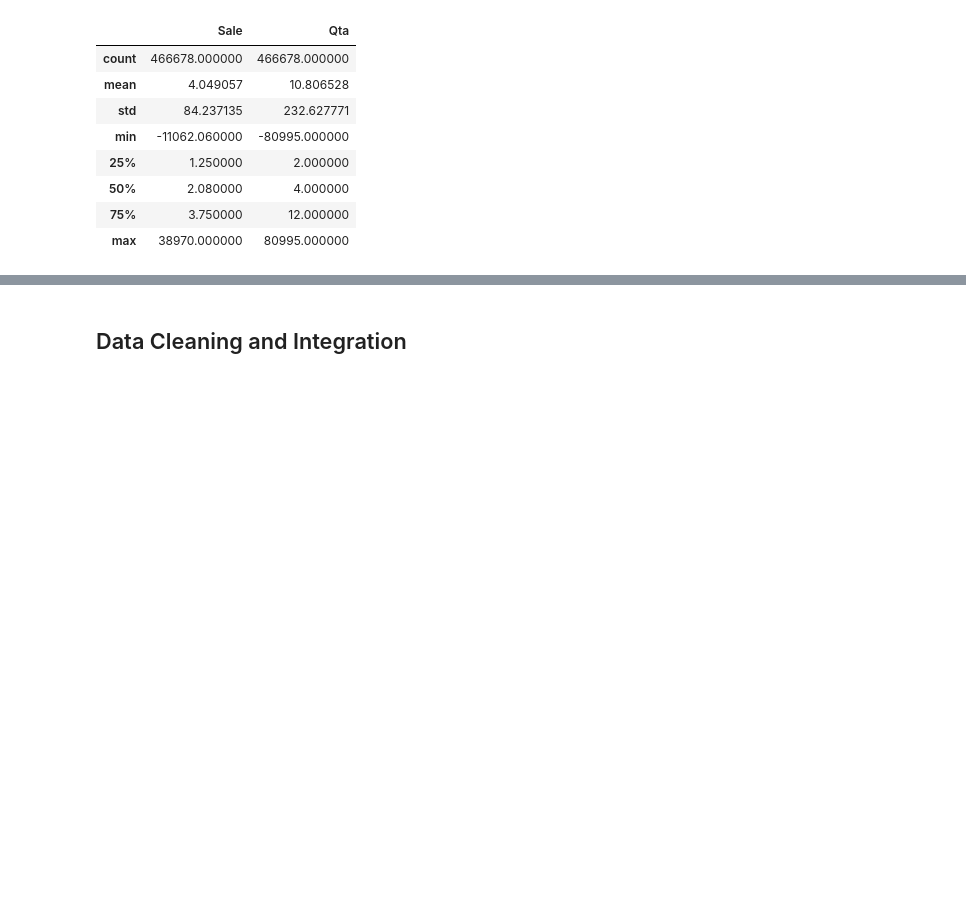
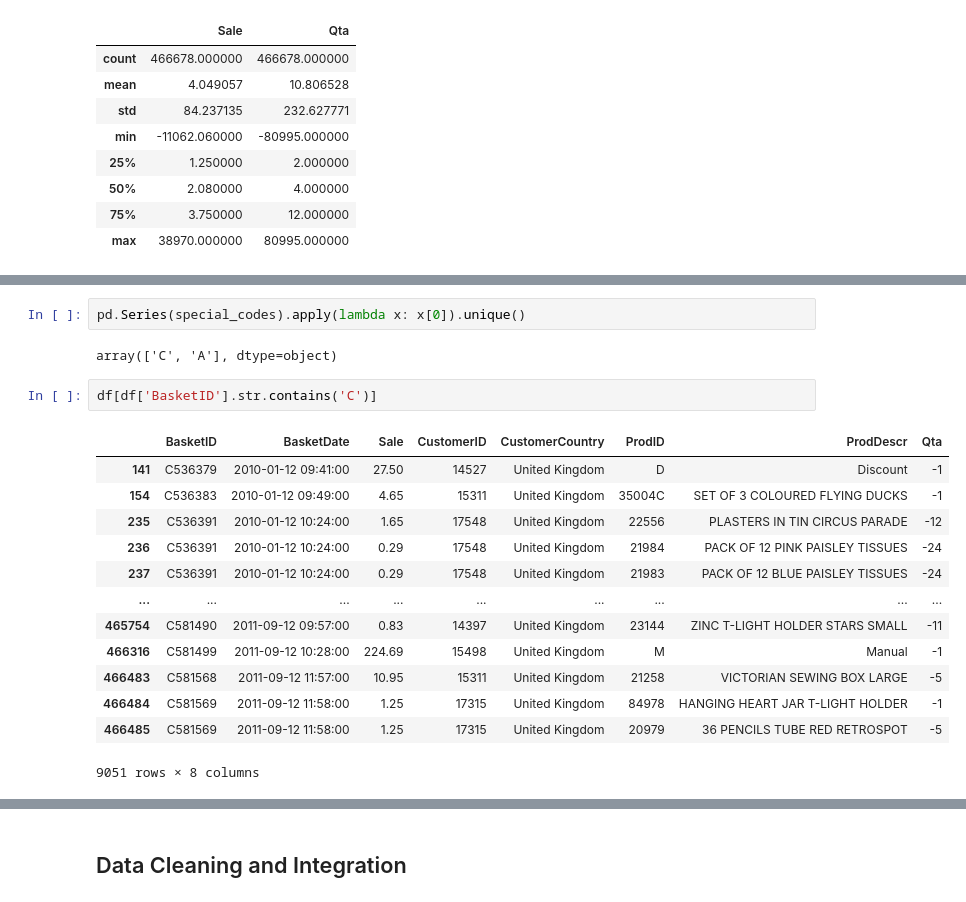
Before and after one commit to dmeoli/OnlineRetail, a Jupyter notebook: DM_Group18_TASK1/data_understanding.ipynb, the cells around one changed output, grey strips where cells are left out. Drawn from its saved outputs; the diff is of its cells as text; blank space fills up the shorter version.

```diff
--- a/DM_Group18_TASK1/data_understanding.ipynb
+++ b/DM_Group18_TASK1/data_understanding.ipynb
@@ -124,0 +122,20 @@ df.describe()
+# %%
+pd.Series(special_codes).apply(lambda x: x[0]).unique()
+# %% [output]
+array(['C', 'A'], dtype=object)
+# %%
+df[df['BasketID'].str.contains('C')]
+# %% [output]
+|  | BasketID | BasketDate | Sale | CustomerID | CustomerCountry | ProdID | ProdDescr | Qta |
+| 141 | C536379 | 2010-01-12 09:41:00 | 27.50 | 14527 | United Kingdom | D | Discount | -1 |
+| 154 | C536383 | 2010-01-12 09:49:00 | 4.65 | 15311 | United Kingdom | 35004C | SET OF 3 COLOURED FLYING DUCKS | -1 |
+| 235 | C536391 | 2010-01-12 10:24:00 | 1.65 | 17548 | United Kingdom | 22556 | PLASTERS IN TIN CIRCUS PARADE | -12 |
+| 236 | C536391 | 2010-01-12 10:24:00 | 0.29 | 17548 | United Kingdom | 21984 | PACK OF 12 PINK PAISLEY TISSUES | -24 |
+| 237 | C536391 | 2010-01-12 10:24:00 | 0.29 | 17548 | United Kingdom | 21983 | PACK OF 12 BLUE PAISLEY TISSUES | -24 |
+| ... | ... | ... | ... | ... | ... | ... | ... | ... |
+| 465754 | C581490 | 2011-09-12 09:57:00 | 0.83 | 14397 | United Kingdom | 23144 | ZINC T-LIGHT HOLDER STARS SMALL | -11 |
+| 466316 | C581499 | 2011-09-12 10:28:00 | 224.69 | 15498 | United Kingdom | M | Manual | -1 |
+| 466483 | C581568 | 2011-09-12 11:57:00 | 10.95 | 15311 | United Kingdom | 21258 | VICTORIAN SEWING BOX LARGE | -5 |
+| 466484 | C581569 | 2011-09-12 11:58:00 | 1.25 | 17315 | United Kingdom | 84978 | HANGING HEART JAR T-LIGHT HOLDER | -1 |
+| 466485 | C581569 | 2011-09-12 11:58:00 | 1.25 | 17315 | United Kingdom | 20979 | 36 PENCILS TUBE RED RETROSPOT | -5 |
+9051 rows × 8 columns
```
Also changed, not shown: parts of 8 cells of this notebook, 1 other file.
